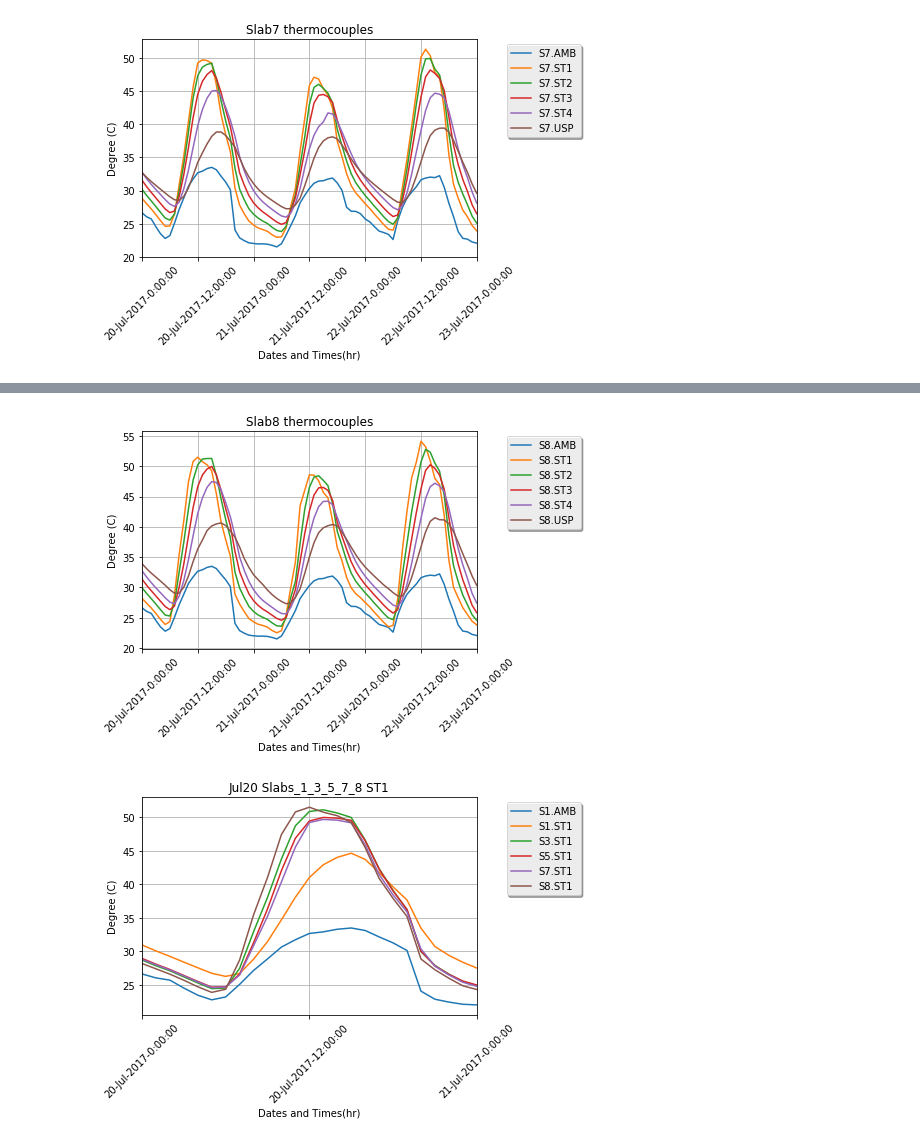
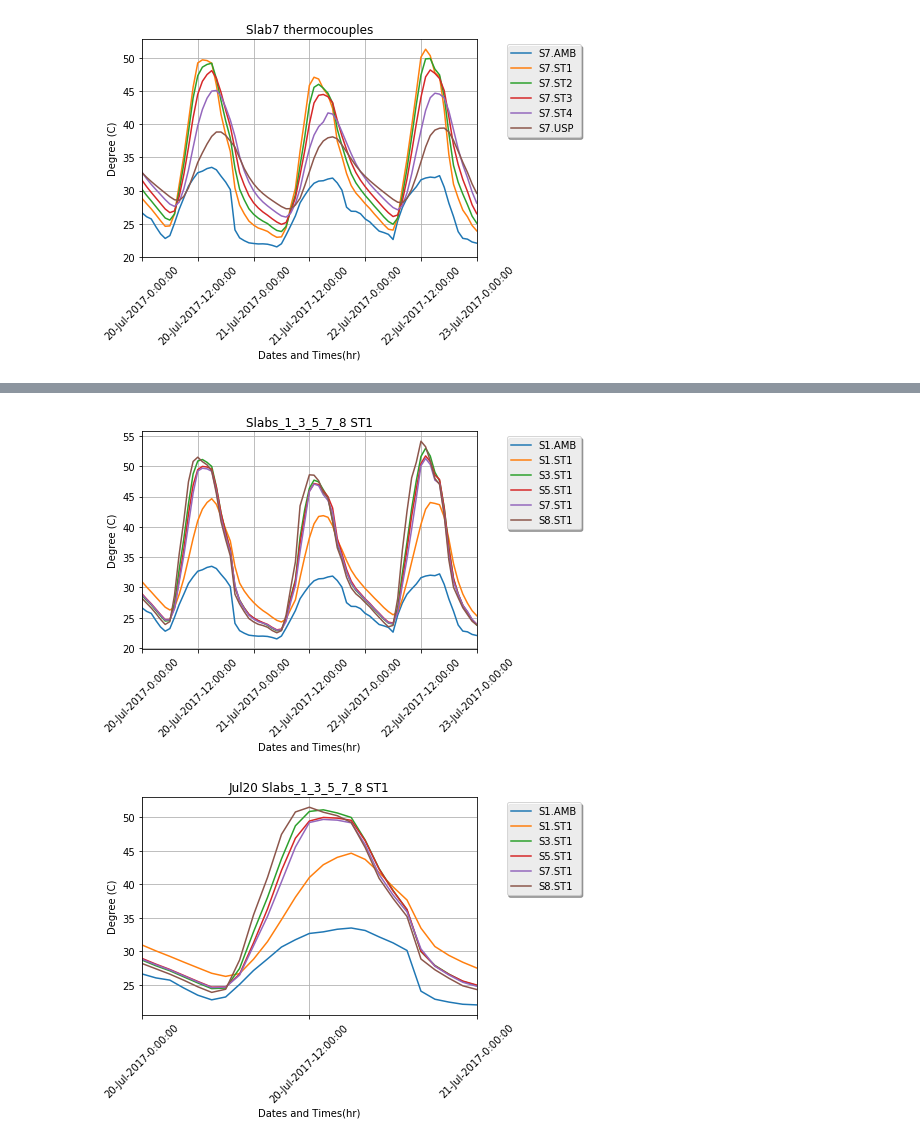
Before and after one commit to mattandersoninf/ALDataAnalysis, a Jupyter notebook: Jul20_Jul22_Analysis.ipynb, the cells around one changed output, grey strips where cells are left out. Drawn from its saved outputs; the diff is of its cells as text; code cells hidden in the pictures.

Commit message:
graphs finalized

```diff
--- a/Jul20_Jul22_Analysis.ipynb
+++ b/Jul20_Jul22_Analysis.ipynb
@@ -504,21 +536,21 @@ plt.show()
 # %%
-# Slab8 thermocouples plot
-plt.plot(x, np_s8_amb, label='S8.AMB')
+# All slabs ST1 plot
+plt.plot(x, np_s1_amb, label='S1.AMB')
+plt.plot(x, np_s1_st1, label='S1.ST1')
+plt.plot(x, np_s3_st1, label='S3.ST1')
+plt.plot(x, np_s5_st1, label='S5.ST1')
+plt.plot(x, np_s7_st1, label='S7.ST1')
 plt.plot(x, np_s8_st1, label='S8.ST1')
-plt.plot(x, np_s8_st2, label='S8.ST2')
-plt.plot(x, np_s8_st3, label='S8.ST3')
-plt.plot(x, np_s8_st4, label='S8.ST4')
-plt.plot(x, np_s8_usp, label='S8.USP')
 plt.legend(loc='upper center', bbox_to_anchor=(1.2, 1.0), shadow=True, ncol=1)
 plt.xlim(xlim)
 plt.xticks(xticks, xlabels, rotation= 45)
 plt.xlabel('Dates and Times(hr)')
 plt.ylabel('Degree (C)')
-plt.title('Slab8 thermocouples')
+plt.title('Slabs_1_3_5_7_8 ST1')
 plt.grid(True)
 plt.show()
 # %% [output]
-[figure, old version]
+[figure, new version]
 # %%
 # All slabs ST1 plot
 plt.plot(x[0:25], np_s1_amb[0:25], label='S1.AMB')
```
Also changed, not shown: parts of 1 cell of this notebook.
